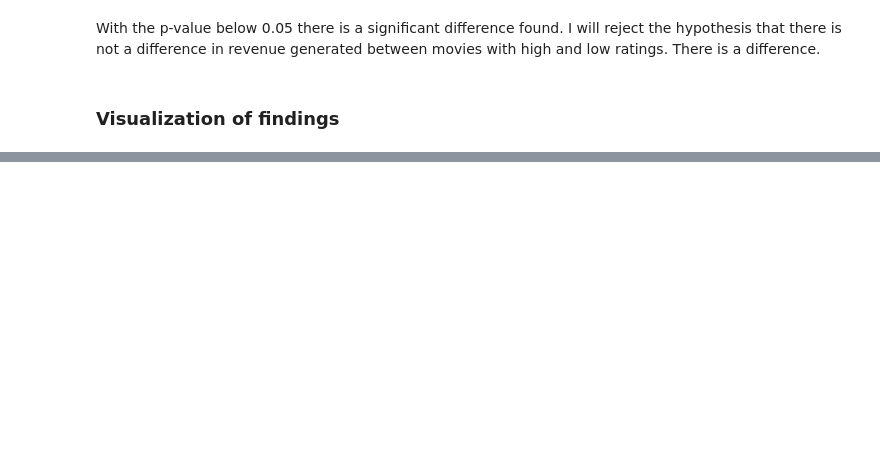
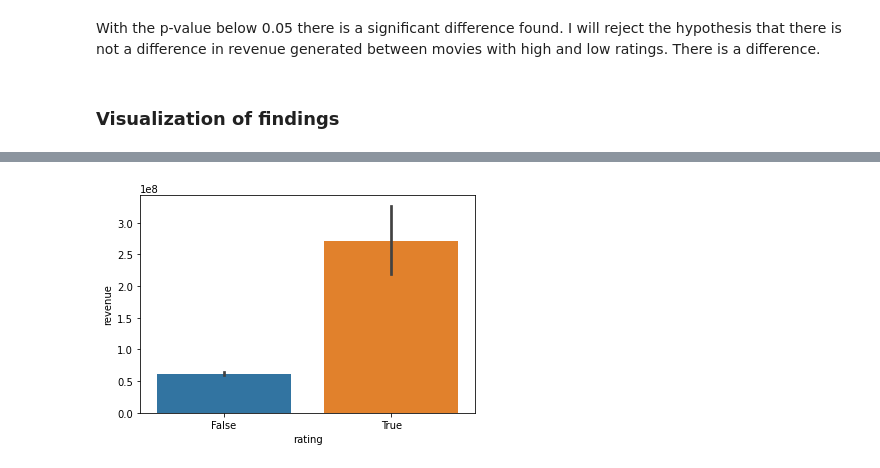
Before and after one commit to laffertybrian/Extract-Transform-and-Load, a Jupyter notebook: Project 3 Hypothesis Testing.ipynb, the cells around one changed output, grey strips where cells are left out. Drawn from its saved outputs; the diff is of its cells as text; code cells hidden in the pictures; blank space fills up the shorter version.

```diff
--- a/Project 3 Hypothesis Testing.ipynb
+++ b/Project 3 Hypothesis Testing.ipynb
@@ -563,6 +569,9 @@ q3_df.head()
 | 2 | tt0119273 | Heavy Metal 2000 | 0.0 | 15000000.0 | R | tt0119273 | 5.3 | False |
 | 3 | tt0119495 | Love 101 | 0.0 | 0.0 | R | tt0119495 | 5.1 | False |
 | 4 | tt0120467 | Vulgar | 14904.0 | 120000.0 | R | tt0120467 | 5.2 | False |
+# %%
+# drop rows where revenue is 0
+q3_df = q3_df[q3_df['revenue'] != 0]
 # %%
 q3_df['positive_rating'].value_counts()
 # %% [output]
@@ -639,3 +648,14 @@ Ttest_indResult(statistic=7.249870205876073, pvalue=3.5039877953647673e-12)
 With the p-value below 0.05 there is a significant difference found. I will reject the hypothesis that there is not a difference in revenue generated between movies with high and low ratings. There is a difference.
 # %% [markdown]
 ### Visualization of findings
+# %%
+# creating a single dataset with final information
+
+positive = pd.DataFrame(above_revenue)
+positive["rating"] = True
+
+negative = pd.DataFrame(below_revenue)
+negative['rating'] = False
+
+q3_final_df = pd.concat([positive, negative], axis = 0)
+q3_final_df.head()
@@ -641,0 +669,4 @@ With the p-value below 0.05 there is a significant difference found. I will reje
+# %%
+sns.barplot(data = q3_final_df, x = 'rating', y = 'revenue');
+# %% [output]
+[figure, added]
```
Also changed, not shown: parts of 16 cells of this notebook.
